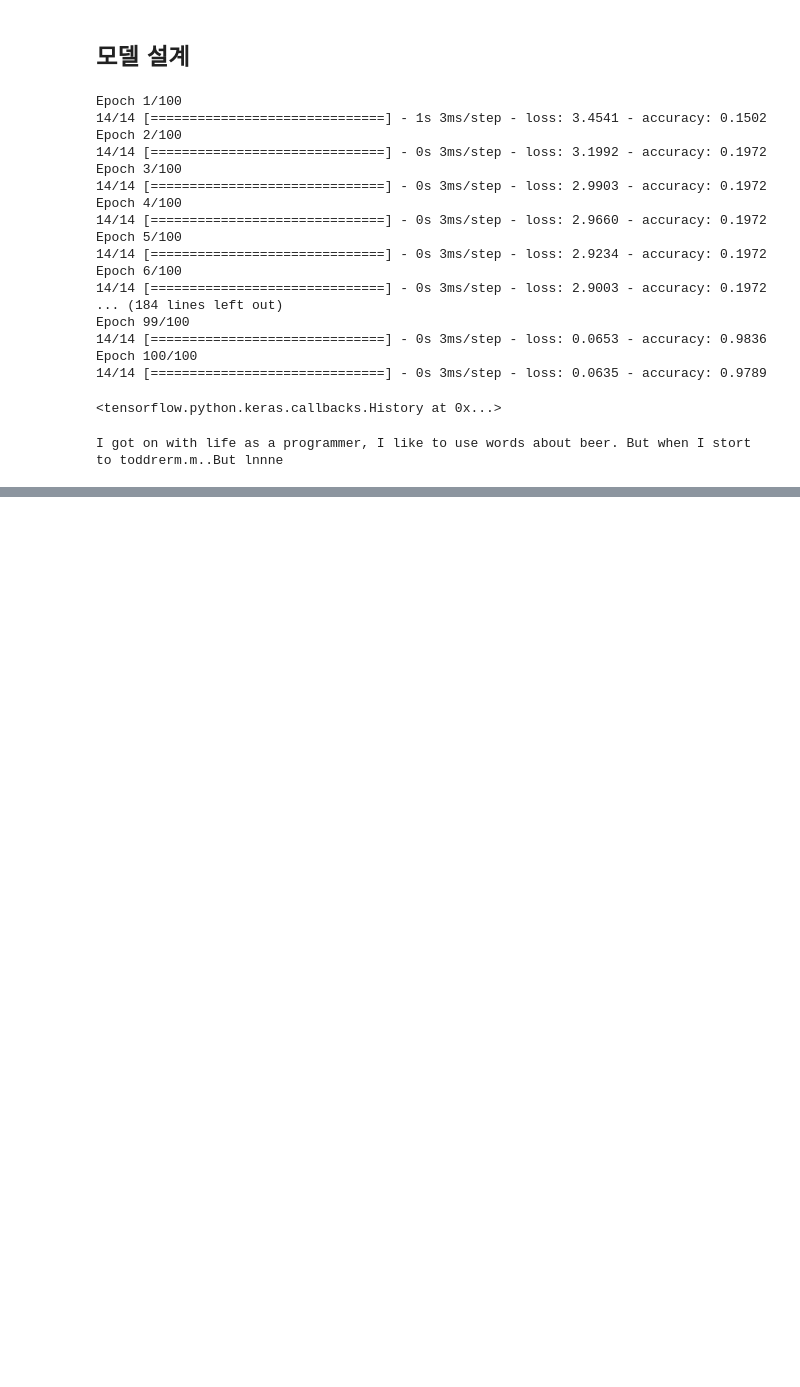
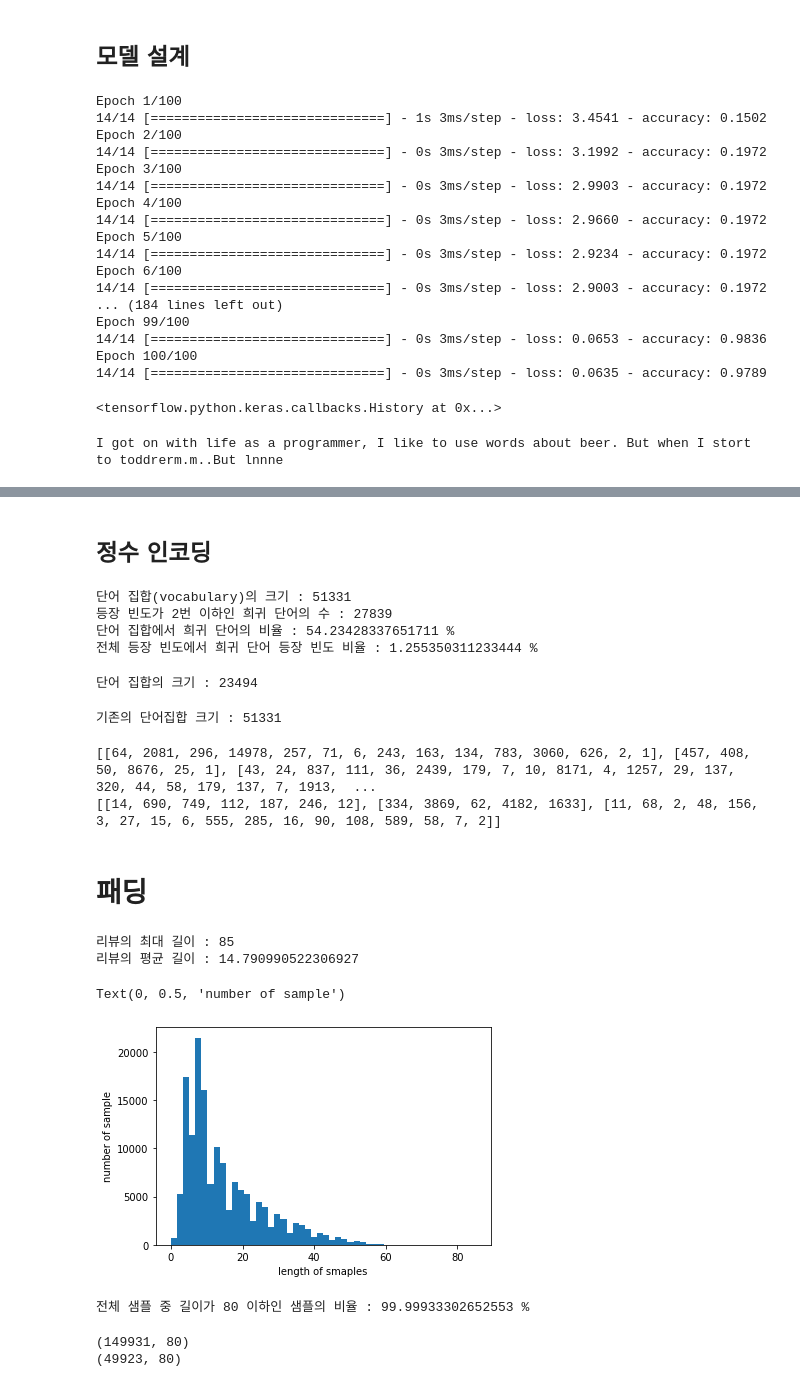
Before and after one commit to MarigoldJ/ygl2, a Jupyter notebook: class/20210617_nlp_day6.ipynb, the cells around one changed output, grey strips where cells are left out. Cells and saved outputs as stored; diff of their text form; code cells hidden in the pictures; blank space fills up the shorter version.

```diff
--- a/class/20210617_nlp_day6.ipynb
+++ b/class/20210617_nlp_day6.ipynb
@@ -366,0 +582,65 @@ I got on with life as a programmer, I like to use words about beer. But when I s
+# %% [markdown]
+## 정수 인코딩
+# %%
+t = Tokenizer()
+t.fit_on_texts(x_train)
+# %%
+threshold = 2
+total_cnt = len(t.word_index)   # 단어의 수
+rare_cnt = 0
+total_freq = 0
+rare_freq = 0
+
+# 단어의 빈도수의 쌍을 key와 value로 받는다.
+for key, value in t.word_counts.items():
+    total_freq += value
+
+    if (value < threshold):
+        rare_cnt += 1
+        rare_freq += value
+
+print('단어 집합(vocabulary)의 크기 :', total_cnt)
+print(f'등장 빈도가 {threshold}번 이하인 희귀 단어의 수 :', rare_cnt)
+print('단어 집합에서 희귀 단어의 비율 :', (rare_cnt/total_cnt)*100, '%')
+print('전체 등장 빈도에서 희귀 단어 등장 빈도 비율 :', (rare_freq/total_freq)*100, '%')
+# %% [output]
+단어 집합(vocabulary)의 크기 : 51331
+등장 빈도가 2번 이하인 희귀 단어의 수 : 27839
+단어 집합에서 희귀 단어의 비율 : 54.23428337651711 %
+전체 등장 빈도에서 희귀 단어 등장 빈도 비율 : 1.255350311233444 %
+# %%
+# 전체 단어 갯수 중 빈도수 2 이하인 단어 개수는 제거
+# 0번 패딩 토큰과 1번 OOV 토큰을 고려해서 +2
+vocab_size = total_cnt - rare_cnt + 2
+print('단어 집합의 크기 :', vocab_size)
+# %% [output]
+단어 집합의 크기 : 23494
+# %%
+original_vocab_size = vocab_size + rare_cnt - 2
+print('기존의 단어집합 크기 :', original_vocab_size)
+# %% [output]
+기존의 단어집합 크기 : 51331
+# %%
+tokenizer = Tokenizer(vocab_size, oov_token='OOV')
+tokenizer.fit_on_texts(x_train)
+x_train = tokenizer.texts_to_sequences(x_train)
+x_test = tokenizer.texts_to_sequences(x_test)
+# %%
+print(x_train[:3])
+print(x_test[:3])
+# %% [output]
+[[64, 2081, 296, 14978, 257, 71, 6, 243, 163, 134, 783, 3060, 626, 2, 1], [457, 408, 50, 8676, 25, 1], [43, 24, 837, 111, 36, 2439, 179, 7, 10, 8171, 4, 1257, 29, 137, 320, 44, 58, 179, 137, 7, 1913,  ...
+[[14, 690, 749, 112, 187, 246, 12], [334, 3869, 62, 4182, 1633], [11, 68, 2, 48, 156, 3, 27, 15, 6, 555, 285, 16, 90, 108, 589, 58, 7, 2]]
+# %% [markdown]
+# 패딩
+# %%
+print('리뷰의 최대 길이 :', max(len(l) for l in x_train))
+print('리뷰의 평균 길이 :', sum(map(len, x_train)) / len(x_train))
+plt.hist([len(s) for s in x_train], bins=50)
+plt.xlabel('length of smaples')
+plt.ylabel('number of sample')
+# %% [output]
+리뷰의 최대 길이 : 85
+리뷰의 평균 길이 : 14.790990522306927
+Text(0, 0.5, 'number of sample')
+[figure, added]
@@ -366,0 +654,14 @@ I got on with life as a programmer, I like to use words about beer. But when I s
+# %%
+max_len = 80
+below_threshold_len(max_len, x_train)
+# %% [output]
+전체 샘플 중 길이가 80 이하인 샘플의 비율 : 99.99933302652553 %
+# %%
+x_train = pad_sequences(x_train, maxlen=max_len)
+x_test = pad_sequences(x_test, maxlen=max_len)
+
+print(x_train.shape)
+print(x_test.shape)
+# %% [output]
+(149931, 80)
+(49923, 80)
```
Also changed, not shown: parts of 73 cells of this notebook.
